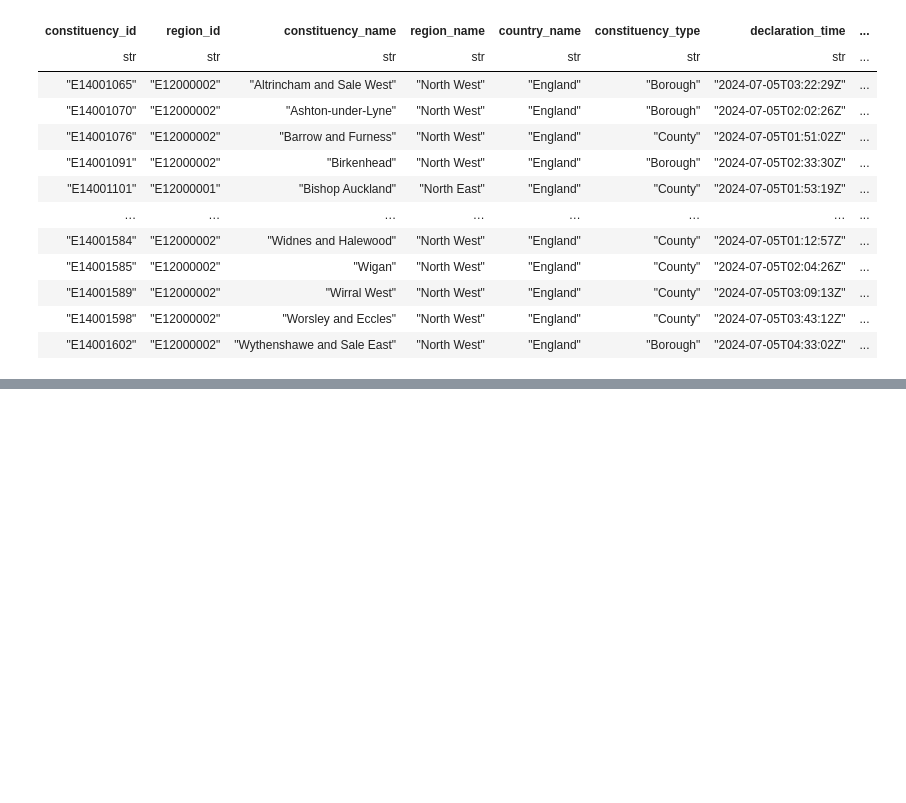
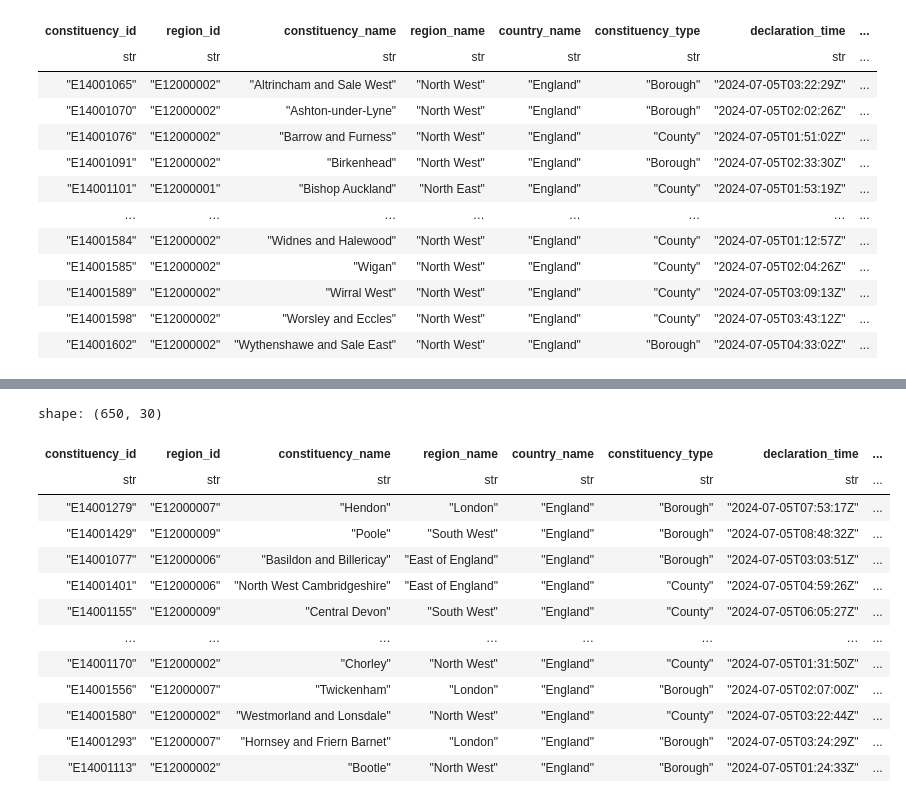
Before and after one commit to olihawkins/nicar-2026-polars, a Jupyter notebook: Untitled.ipynb, the cells around one changed output, grey strips where cells are left out. Drawn from its saved outputs; the diff is of its cells as text; code cells hidden in the pictures; blank space fills up the shorter version.

```diff
--- a/Untitled.ipynb
+++ b/Untitled.ipynb
@@ -55,0 +73,17 @@ shape: (100, 30)
+# %%
+cs.sort("majority")
+# %% [output]
+shape: (650, 30)
+| constituency_id | region_id | constituency_name | region_name | country_name | constituency_type | declaration_time | ... |
+| str | str | str | str | str | str | str | ... |
+| "E14001279" | "E12000007" | "Hendon" | "London" | "England" | "Borough" | "2024-07-05T07:53:17Z" | ... |
+| "E14001429" | "E12000009" | "Poole" | "South West" | "England" | "Borough" | "2024-07-05T08:48:32Z" | ... |
+| "E14001077" | "E12000006" | "Basildon and Billericay" | "East of England" | "England" | "Borough" | "2024-07-05T03:03:51Z" | ... |
+| "E14001401" | "E12000006" | "North West Cambridgeshire" | "East of England" | "England" | "County" | "2024-07-05T04:59:26Z" | ... |
+| "E14001155" | "E12000009" | "Central Devon" | "South West" | "England" | "County" | "2024-07-05T06:05:27Z" | ... |
+| … | … | … | … | … | … | … | ... |
+| "E14001170" | "E12000002" | "Chorley" | "North West" | "England" | "County" | "2024-07-05T01:31:50Z" | ... |
+| "E14001556" | "E12000007" | "Twickenham" | "London" | "England" | "Borough" | "2024-07-05T02:07:00Z" | ... |
+| "E14001580" | "E12000002" | "Westmorland and Lonsdale" | "North West" | "England" | "County" | "2024-07-05T03:22:44Z" | ... |
+| "E14001293" | "E12000007" | "Hornsey and Friern Barnet" | "London" | "England" | "Borough" | "2024-07-05T03:24:29Z" | ... |
+| "E14001113" | "E12000002" | "Bootle" | "North West" | "England" | "Borough" | "2024-07-05T01:24:33Z" | ... |
```
Also changed, not shown: parts of 5 cells of this notebook, 1 other file.
